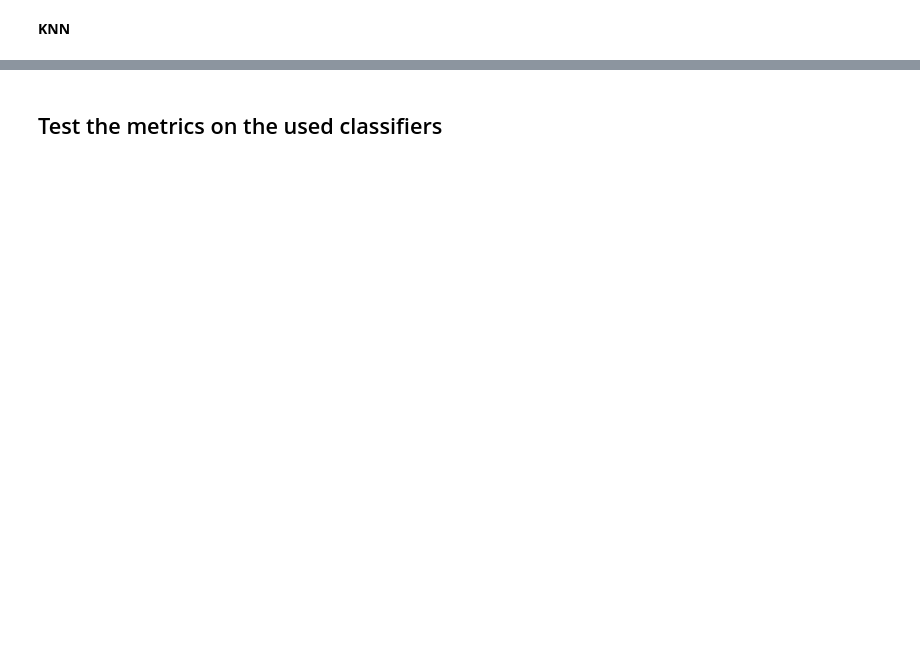
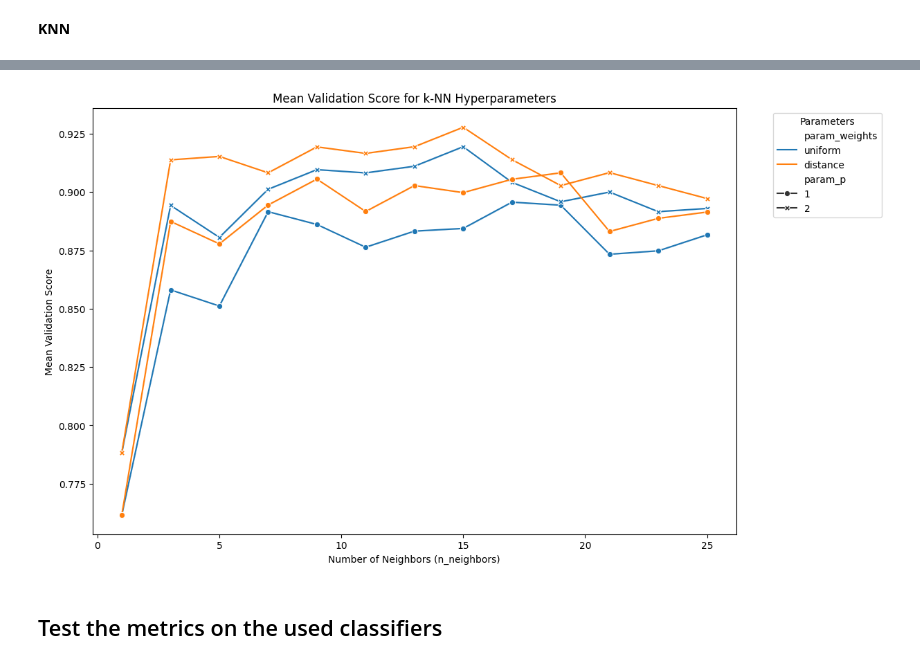
Before and after one commit to folkertj00/liver_learning, a Jupyter notebook: assignment.ipynb, the cells around one changed output, grey strips where cells are left out. Saved outputs shown, nothing was run; the diff lists cells and outputs as text; code cells hidden in the pictures; blank space fills up the shorter version.

```diff
--- a/assignment.ipynb
+++ b/assignment.ipynb
@@ -544,0 +580,88 @@ NameError: name 'X_train_pca' is not defined
+# %%
+# from sklearn.metrics import roc_auc_score
+# from sklearn.model_selection import GridSearchCV
+# from sklearn.metrics import accuracy_score
+
+# Define parameter grid
+param_grid = {
+    'n_neighbors': list(range(1, 26, 2)),
+    'weights': ['uniform', 'distance'],
+    'algorithm': ['brute', 'ball_tree', 'kd_tree'],
+    'p': [1,2]
+}
+
+#y_val = y_val['label'].values
+#y_train = y_train['label'].values
+
+## Choose Feature selection method PCA/LASSO
+# X_train_knn = X_train_pca
+# y_train_knn = y_train_list
+
+# X_val_knn = X_val_pca
+# y_val_knn = y_val_list
+
+X_train_knn = X_train_lasso
+y_train_knn = y_train_lasso.flatten()
+
+X_val_knn = X_val_lasso
+y_val_knn = y_val_lasso.flatten()
+
+# Initialize a kNN classifier
+knn = KNeighborsClassifier()
+
+# Specify the search range, this could be multiple parameters for more complex classifiers
+parameters = {
+    "n_neighbors": list(range(1, 26, 2))
+}
+
+# Specify the cross validation method to use, we use 10-fold stratified cross-validation
+cv_10fold = model_selection.StratifiedKFold(n_splits=10)
+
+# Create the grid search method, use area under ROC curve as scoring metric
+# Too learn more about metrics see: https://scikit-learn.org/stable/modules/model_evaluation.html#scoring-parameter
+grid_search = model_selection.GridSearchCV(knn, parameters, cv=cv_10fold, scoring='roc_auc')
+
+# Perform grid search with cross-validation
+cv = StratifiedKFold(n_splits=10)
+grid_search = GridSearchCV(knn, param_grid, cv=cv, scoring='roc_auc')
+grid_search.fit(X_train_knn, y_train_knn)
+
+# Best hyperparameters
+print("Best parameters:", grid_search.best_params_)
+
+# Re-train the model with the best parameters
+best_knn = KNeighborsClassifier(**grid_search.best_params_)
+best_knn.fit(X_train_knn, y_train_knn)
+
+# Evaluate the model training
+y_pred1 = best_knn.predict(X_train_knn)
+accuracy = accuracy_score(y_train_knn, y_pred1)
+print(f"training Accuracy: {accuracy}")
+
+# Evaluate the model validation
+y_pred = best_knn.predict(X_val_knn)
+accuracy = accuracy_score(y_val_knn, y_pred)
+print(f"Validation Accuracy: {accuracy}")
+
+## Visualize results
+# Convert the grid search results into a DataFrame
+results_df = pd.DataFrame(grid_search.cv_results_)
+
+# Focus on relevant columns
+relevant_columns = ['param_n_neighbors', 'param_weights', 'param_p', 'mean_test_score']
+results_df = results_df[relevant_columns]
+
+# Create the plot
+plt.figure(figsize=(12, 8))
+
+# Using lineplot to visualize the mean validation score for each combination
+seaborn.lineplot(data=results_df, x='param_n_neighbors', y='mean_test_score',
+             hue='param_weights', style='param_p', markers=True, dashes=False)
+
+plt.title('Mean Validation Score for k-NN Hyperparameters')
+plt.xlabel('Number of Neighbors (n_neighbors)')
+plt.ylabel('Mean Validation Score')
+plt.legend(title='Parameters', bbox_to_anchor=(1.05, 1), loc=2)
+
+plt.show()
+# %% [output]
@@ -545,3 +671,4 @@ NameError: name 'X_train_pca' is not defined
+[figure, added]
 # %% [markdown]
 ## Test the metrics on the used classifiers
 # %%
```
Also changed, not shown: parts of 11 cells of this notebook.
